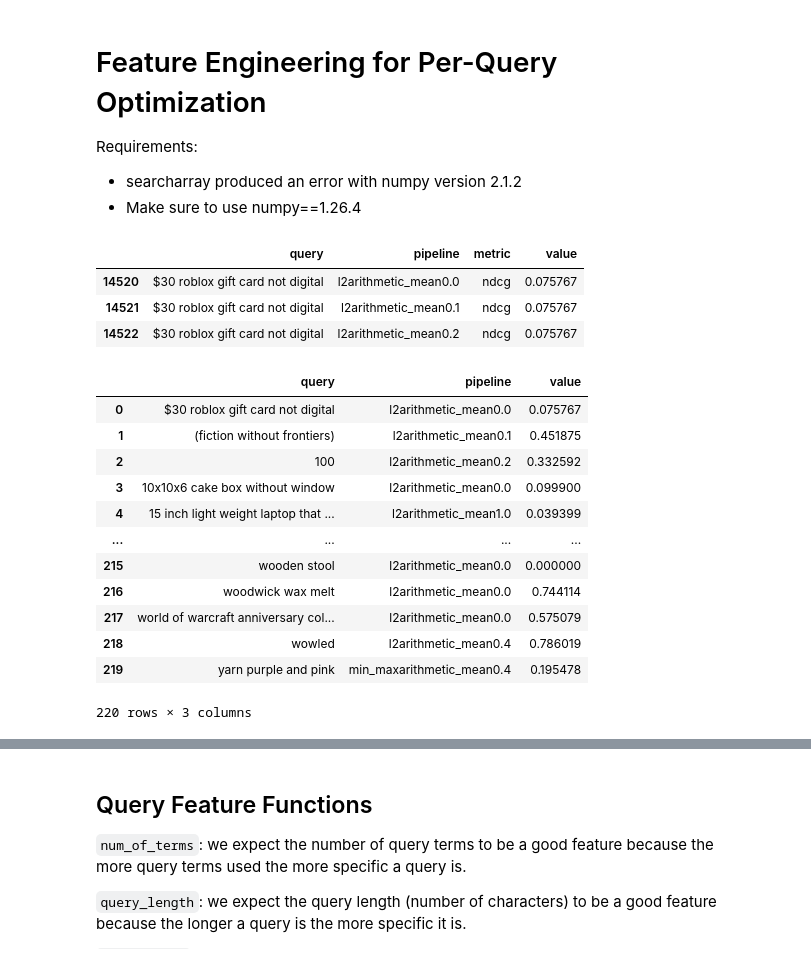
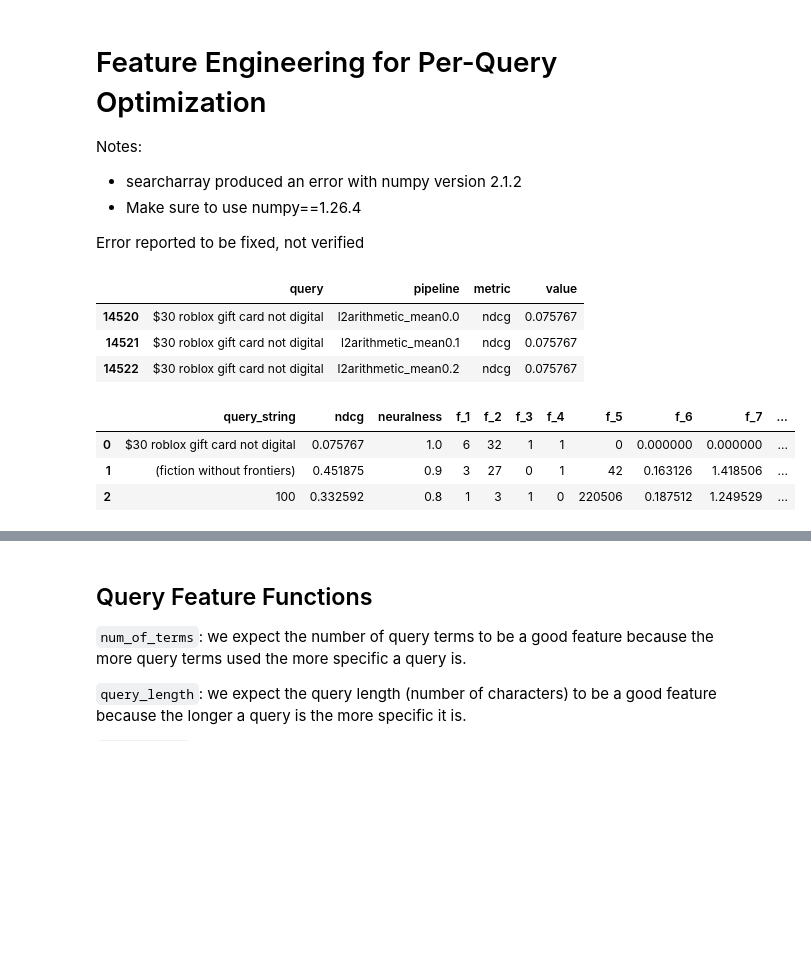
Before and after one commit to o19s/opensearch-search-quality-evaluation, a Jupyter notebook: hybrid-search/notebook/hybrid-search-baseline-comparison/7_Dynamic_Optimization_Feature_Engineering.ipynb, the cells around one changed output, grey strips where cells are left out. Drawn from its saved outputs; the diff is of its cells as text; code cells hidden in the pictures; blank space fills up the shorter version.

```diff
--- a/hybrid-search/notebook/hybrid-search-baseline-comparison/7_Dynamic_Optimization_Feature_Engineering.ipynb
+++ b/hybrid-search/notebook/hybrid-search-baseline-comparison/7_Dynamic_Optimization_Feature_Engineering.ipynb
@@ -1,10 +1,12 @@
 # %% [markdown]
 # Feature Engineering for Per-Query Optimization
 
-Requirements:
+Notes:
 
 * searcharray produced an error with numpy version 2.1.2
 * Make sure to use numpy==1.26.4
+
+Error reported to be fixed, not verified
 # %%
 import pandas as pd
 import math
@@ -27,21 +29,12 @@ indexes = df_metrics[df_metrics['metric'] == 'ndcg'].groupby(by='query')['value'
 df_filtered = df_metrics.loc[indexes, ['query','pipeline', 'value']]
 df_filtered.reset_index(inplace=True, drop=True)
 # %%
-df_filtered
+df_filtered.head(3)
 # %% [output]
-|  | query | pipeline | value |
-| 0 | $30 roblox gift card not digital | l2arithmetic_mean0.0 | 0.075767 |
-| 1 | (fiction without frontiers) | l2arithmetic_mean0.1 | 0.451875 |
-| 2 | 100 | l2arithmetic_mean0.2 | 0.332592 |
-| 3 | 10x10x6 cake box without window | l2arithmetic_mean0.0 | 0.099900 |
-| 4 | 15 inch light weight laptop that ... | l2arithmetic_mean1.0 | 0.039399 |
-| ... | ... | ... | ... |
-| 215 | wooden stool | l2arithmetic_mean0.0 | 0.000000 |
-| 216 | woodwick wax melt | l2arithmetic_mean0.0 | 0.744114 |
-| 217 | world of warcraft anniversary col... | l2arithmetic_mean0.0 | 0.575079 |
-| 218 | wowled | l2arithmetic_mean0.4 | 0.786019 |
-| 219 | yarn purple and pink | min_maxarithmetic_mean0.4 | 0.195478 |
+|  | query_string | ndcg | neuralness | f_1 | f_2 | f_3 | f_4 | f_5 | f_6 | f_7 | ... |
+| 0 | $30 roblox gift card not digital | 0.075767 | 1.0 | 6 | 32 | 1 | 1 | 0 | 0.000000 | 0.000000 | ... |
+| 1 | (fiction without frontiers) | 0.451875 | 0.9 | 3 | 27 | 0 | 1 | 42 | 0.163126 | 1.418506 | ... |
+| 2 | 100 | 0.332592 | 0.8 | 1 | 3 | 1 | 0 | 220506 | 0.187512 | 1.249529 | ... |
-220 rows × 3 columns
 # %%
 def get_neuralness(pipeline):
     keywordness = pipeline[-3:]
```
Also changed, not shown: parts of 11 cells of this notebook.
